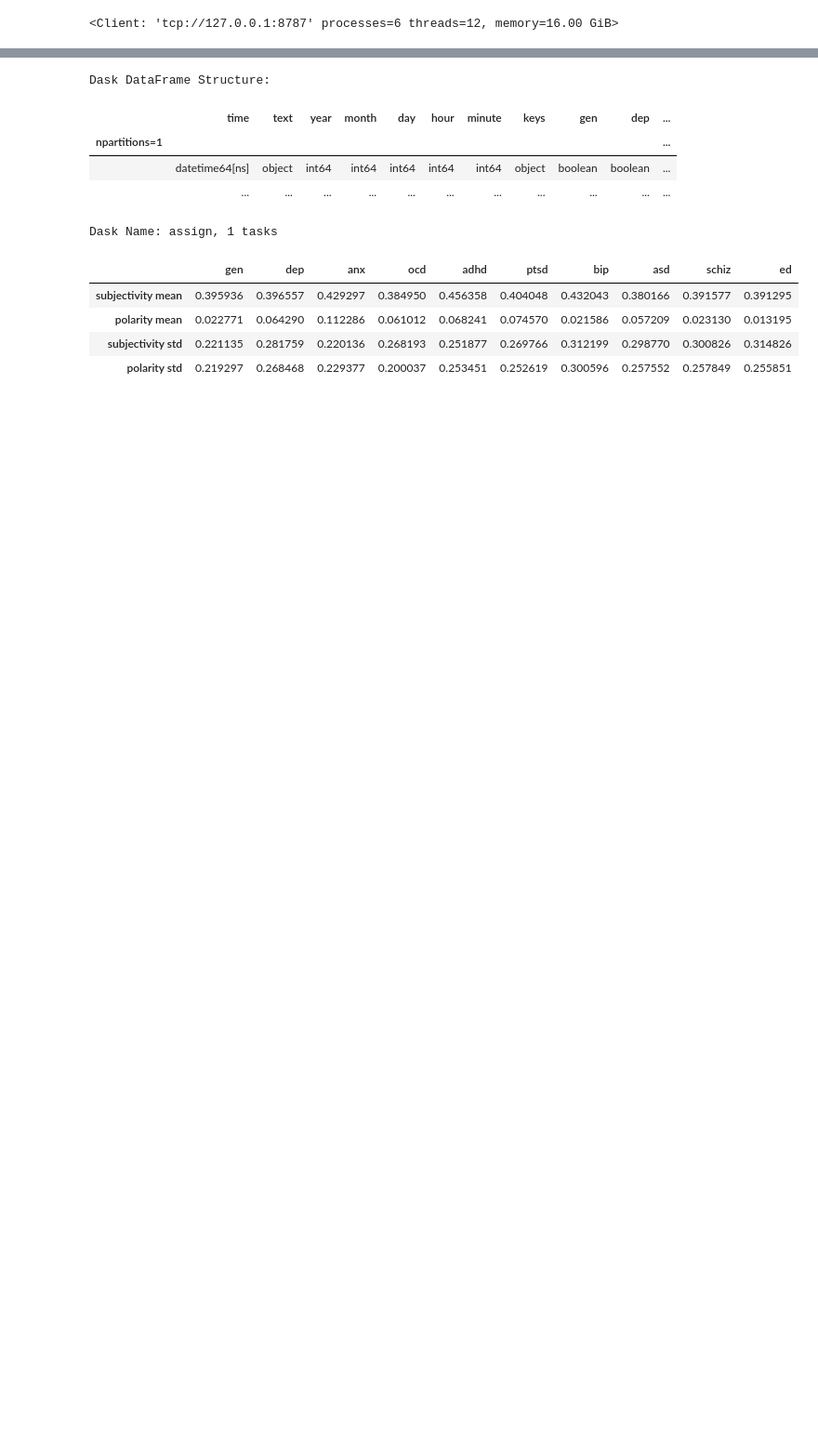
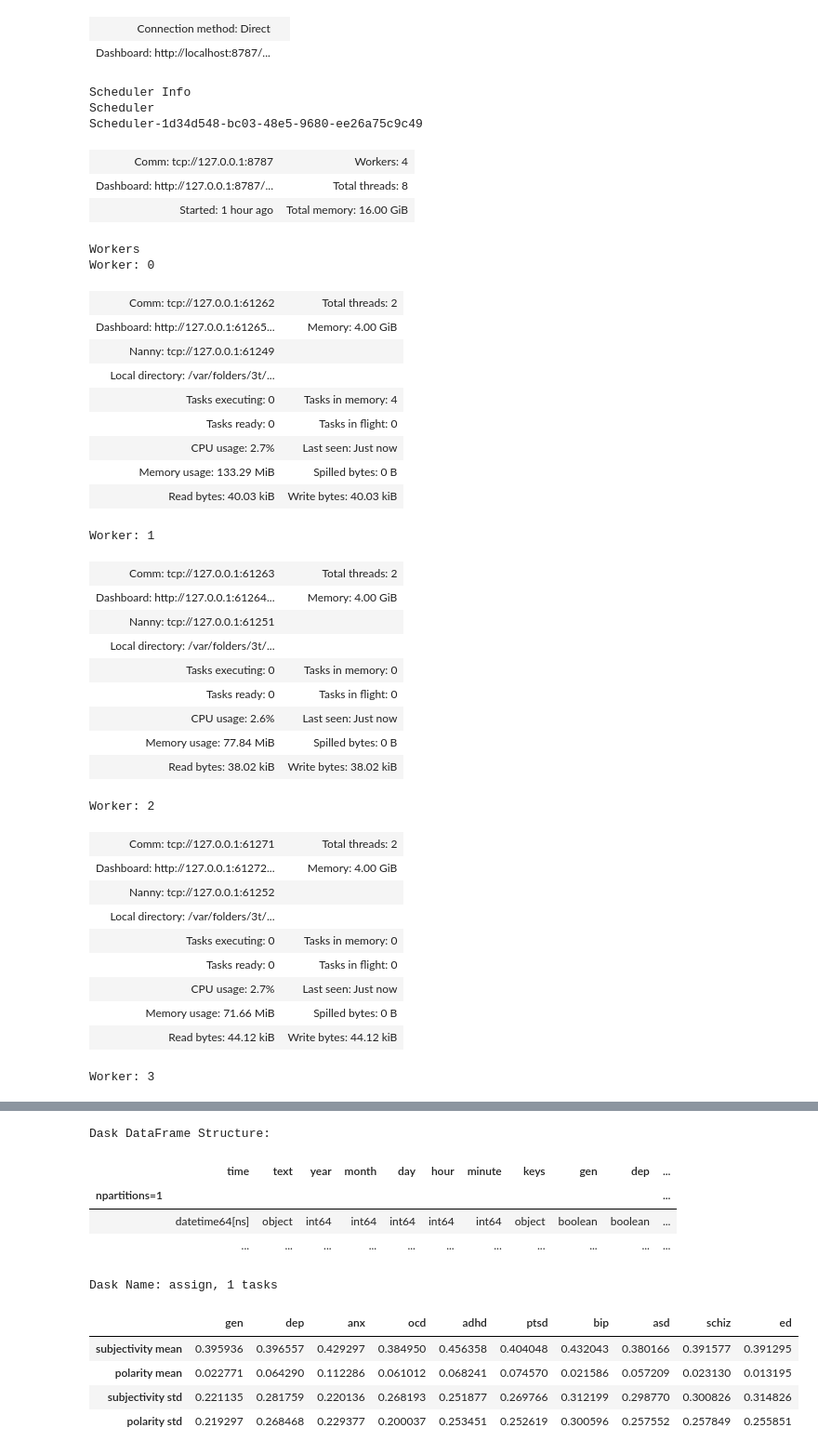
Before and after one commit to ddattero/BigDataFinalProject, a Jupyter notebook: twit_analysis.ipynb, the cells around one changed output, grey strips where cells are left out. Shown at 93% size. Saved outputs shown, nothing was run; the diff lists cells and outputs as text; code cells hidden in the pictures; blank space fills up the shorter version.

```diff
--- a/twit_analysis.ipynb
+++ b/twit_analysis.ipynb
@@ -10,13 +10,14 @@ import hvplot.pandas
 import re
 from textblob import TextBlob
 from langdetect import detect
+from scipy.stats import f_oneway, ttest_ind
 
 #code found on stack exchange
 #makes a new client if one is not running, runs 4 workers
 try:
     client = Client('tcp://localhost:8787', timeout='5s')
 except OSError or TimeoutError:
-    cluster = LocalCluster(scheduler_port=8787, n_workers=6, ip='localhost')
+    cluster = LocalCluster(scheduler_port=8787, n_workers=4, ip='localhost')
     client = Client(cluster)
 
 
@@ -33 +28,40 @@ client
+| Connection method: Direct |  |
+| Dashboard: http://localhost:8787/... |  |
-<Client: 'tcp://127.0.0.1:8787' processes=6 threads=12, memory=16.00 GiB>
+Scheduler Info
+Scheduler
+Scheduler-1d34d548-bc03-48e5-9680-ee26a75c9c49
+| Comm: tcp://127.0.0.1:8787 | Workers: 4 |
+| Dashboard: http://127.0.0.1:8787/... | Total threads: 8 |
+| Started: 1 hour ago | Total memory: 16.00 GiB |
+Workers
+Worker: 0
+| Comm: tcp://127.0.0.1:61262 | Total threads: 2 |
+| Dashboard: http://127.0.0.1:61265... | Memory: 4.00 GiB |
+| Nanny: tcp://127.0.0.1:61249 |  |
+| Local directory: /var/folders/3t/... |  |
+| Tasks executing: 0 | Tasks in memory: 4 |
+| Tasks ready: 0 | Tasks in flight: 0 |
+| CPU usage: 2.7% | Last seen: Just now |
+| Memory usage: 133.29 MiB | Spilled bytes: 0 B |
+| Read bytes: 40.03 kiB | Write bytes: 40.03 kiB |
+Worker: 1
+| Comm: tcp://127.0.0.1:61263 | Total threads: 2 |
+| Dashboard: http://127.0.0.1:61264... | Memory: 4.00 GiB |
+| Nanny: tcp://127.0.0.1:61251 |  |
+| Local directory: /var/folders/3t/... |  |
+| Tasks executing: 0 | Tasks in memory: 0 |
+| Tasks ready: 0 | Tasks in flight: 0 |
+| CPU usage: 2.6% | Last seen: Just now |
+| Memory usage: 77.84 MiB | Spilled bytes: 0 B |
+| Read bytes: 38.02 kiB | Write bytes: 38.02 kiB |
+Worker: 2
+| Comm: tcp://127.0.0.1:61271 | Total threads: 2 |
+| Dashboard: http://127.0.0.1:61272... | Memory: 4.00 GiB |
+| Nanny: tcp://127.0.0.1:61252 |  |
+| Local directory: /var/folders/3t/... |  |
+| Tasks executing: 0 | Tasks in memory: 0 |
+| Tasks ready: 0 | Tasks in flight: 0 |
+| CPU usage: 2.7% | Last seen: Just now |
+| Memory usage: 71.66 MiB | Spilled bytes: 0 B |
+| Read bytes: 44.12 kiB | Write bytes: 44.12 kiB |
+Worker: 3
```
Also changed, not shown: parts of 9 cells of this notebook.
